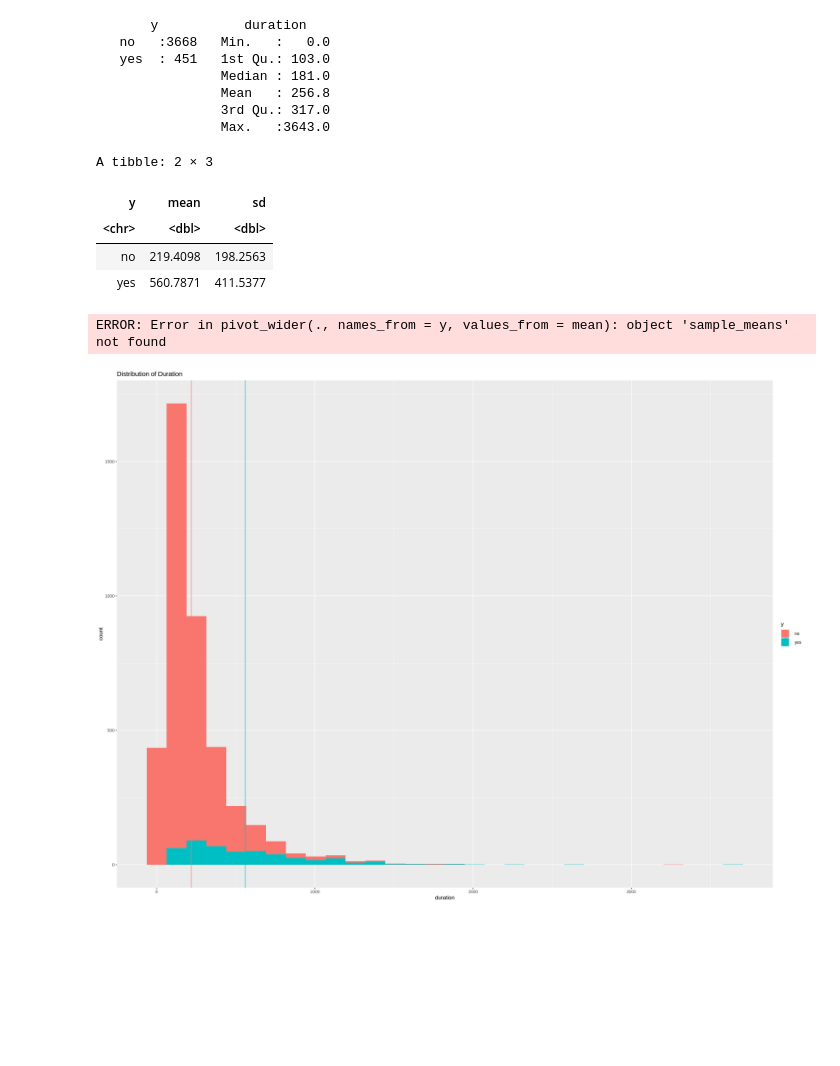
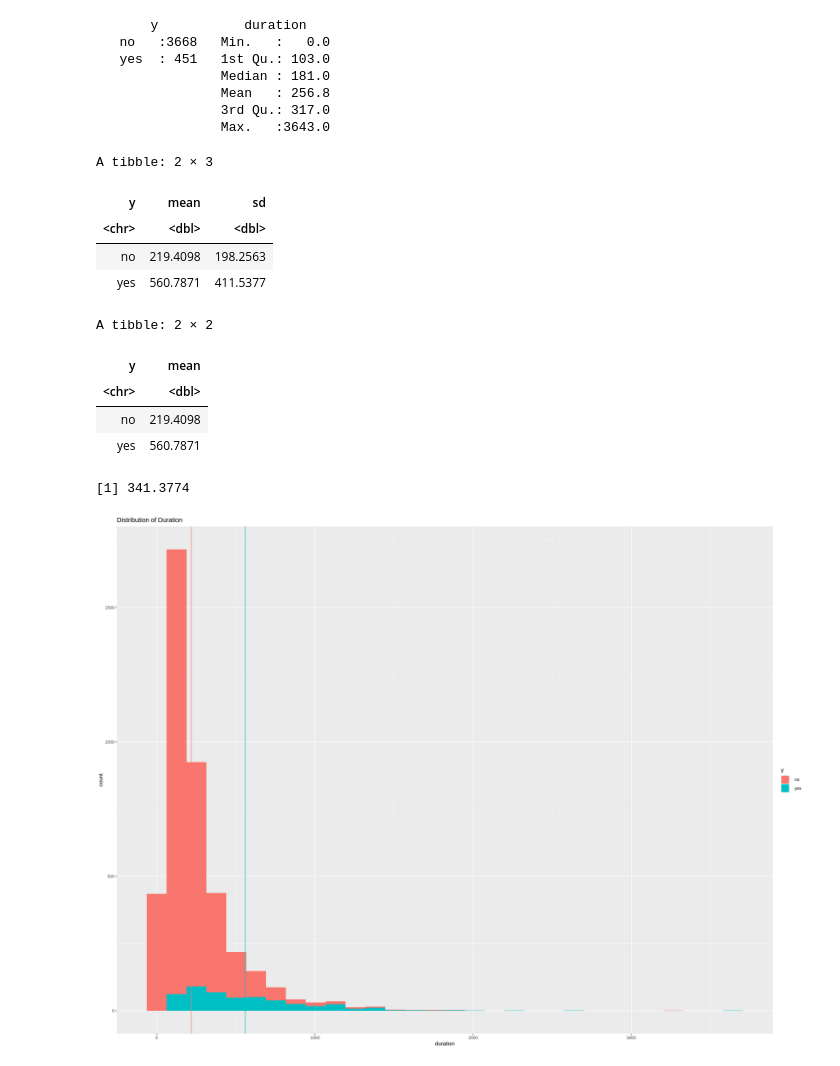
Before and after one commit to camirr/Call-Durations-and-Sales-Outcome-in-Telemarketing-Campaigns-Case-Study, a Jupyter notebook: Proposal.ipynb, the cells around one changed output. Cells and saved outputs as stored; diff of their text form; code cells hidden in the pictures; blank space fills up the shorter version.

```diff
--- a/Proposal.ipynb
+++ b/Proposal.ipynb
@@ -215,34 +215,45 @@ bank_data_summary
 sample_estimates<- bank_data_sample %>%
                 group_by(y) %>%
                 summarize(mean = mean(duration),sd = sd(duration))
 sample_estimates
 
 
 number_rows <- bank_data_sample %>%
             nrow()
 
 # Compute sample means and standard deviations
 sample_estimates<- bank_data_sample %>%
                 group_by(y) %>%
                 summarize(mean = mean(duration),sd = sd(duration))
 
+# Compute sample means
+sample_means <- bank_data_sample %>%
+                group_by(y) %>%
+                summarize(mean = mean(duration))
+sample_means
+
 # Compute difference in sample means between call duration of a successful outcome and a failure
 sample_means_diff <- sample_means%>%
                     pivot_wider(names_from = y, values_from = mean)%>%
                     transmute(diff = yes - no)%>%
                     pull()
 
 number_rows <- bank_data_sample %>%
             nrow()
 
 sample_means_diff
 # %% [output]
 A tibble: 2 × 3
 | y | mean | sd |
 | <chr> | <dbl> | <dbl> |
 | no | 219.4098 | 198.2563 |
 | yes | 560.7871 | 411.5377 |
-ERROR: Error in pivot_wider(., names_from = y, values_from = mean): object 'sample_means' not found
+A tibble: 2 × 2
+| y | mean |
+| <chr> | <dbl> |
+| no | 219.4098 |
+| yes | 560.7871 |
+[1] 341.3774
 # %%
 # Sample distribution
 sample_distribution <- bank_data_sample %>%
```
